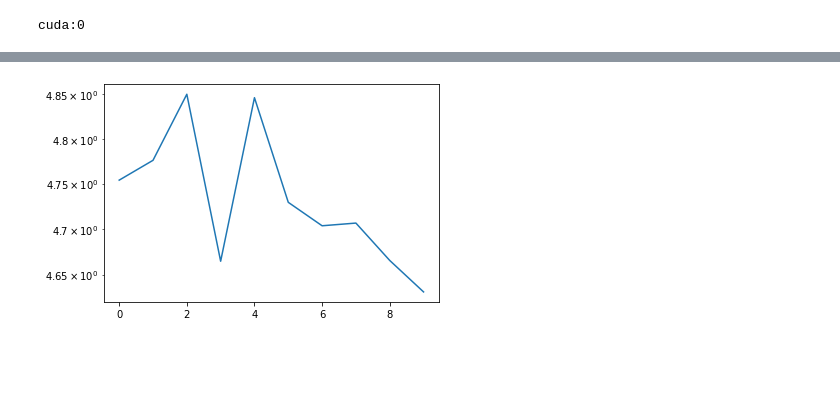
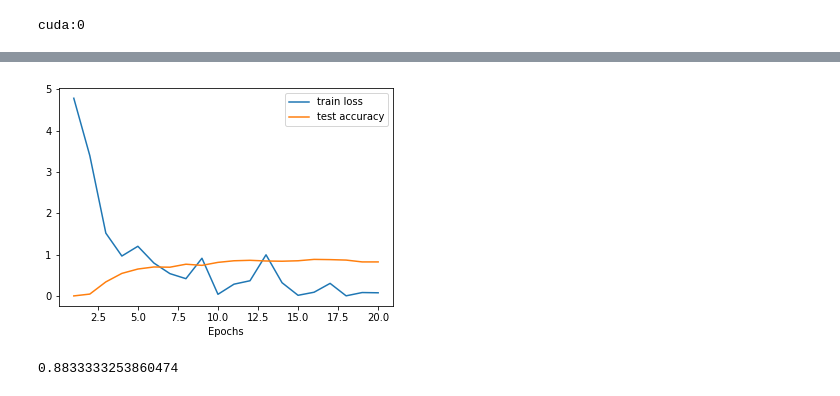
Before and after one commit to vantaa89/1_multicoil, a Jupyter notebook: 2_train.ipynb, the cells around one changed output, grey strips where cells are left out. Drawn from its saved outputs; the diff is of its cells as text; code cells hidden in the pictures; blank space fills up the shorter version.

```diff
--- a/2_train.ipynb
+++ b/2_train.ipynb
@@ -98,13 +104,14 @@ optimizer = optim.Adam(model.parameters(), lr=initial_lr)
 lr_scheduler = optim.lr_scheduler.ReduceLROnPlateau(optimizer=optimizer,
                                          mode='min',
                                          factor=0.5,
-                                         patience=5, verbose=True, threshold=1e-3)
+                                         patience=5, verbose=True, threshold=1e-2)
 
 criterion = nn.CrossEntropyLoss().to(device)
 # %%
-epoch_size = 10
+epoch_size = 20
 train_loss = []
 test_acc = []
+model.train()
 for epoch in range(1, epoch_size+1): # 0.h5 is test set
     model.train()
     print(f"Epoch: {epoch} / {epoch_size}")
@@ -112,15 +119,16 @@ for epoch in range(1, epoch_size+1): # 0.h5 is test set
         optimizer.zero_grad()
         input = image.to(device)
         output = model(input)
-
-        loss = criterion(output, label.to(device))
+        one_hot_label = nn.functional.one_hot(label, num_classes=224).to(device)
+        loss = criterion(output.to(torch.float32), one_hot_label.to(torch.float32))
         loss.backward()
         optimizer.step()
 
+    clear_output()
     with torch.no_grad():
+        print(f"Epoch: {epoch} / {epoch_size}\tTrain loss: {loss.item()}", end="\t")
+        train_loss.append(loss.item())
         model.eval()
-        print(f"Train loss : {loss.item()}")
-        train_loss.append(loss.item())
         correctCnt, cnt = 0, 0
         for image, label in test_dl:
             input = image.to(device)
@@ -129,4 +137,5 @@ for epoch in range(1, epoch_size+1): # 0.h5 is test set
             correctCnt += (torch.argmax(output, dim=1).cpu() == label).sum()
         test_acc.append(correctCnt/cnt)
         print(f"Test accuracy: {correctCnt/cnt}")
+    lr_scheduler.step(1-correctCnt/cnt)
 # %% [output]
@@ -154,5 +143,12 @@ Train loss : 4.703421592712402
-# %%
-plt.plot(train_loss, )
-plt.yscale("log")
-# %% [output]
-[figure, removed]
+# %%
+plt.plot(range(1, epoch_size+1), train_loss, label="train loss")
+plt.plot(range(1, epoch_size+1), test_acc, label="test accuracy")
+plt.legend()
+plt.xlabel("Epochs")
+plt.show()
+# %% [output]
+[figure, added]
+# %%
+print(max(test_acc).item())
+# %% [output]
+0.8833333253860474
```
Also changed, not shown: parts of 4 cells of this notebook, 2 other files.
